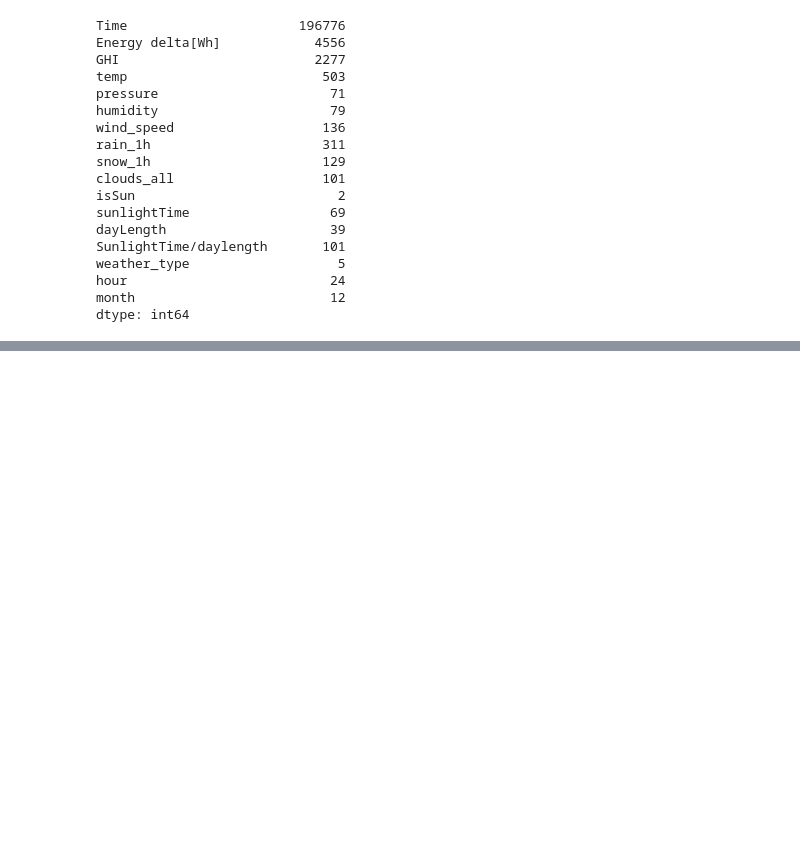
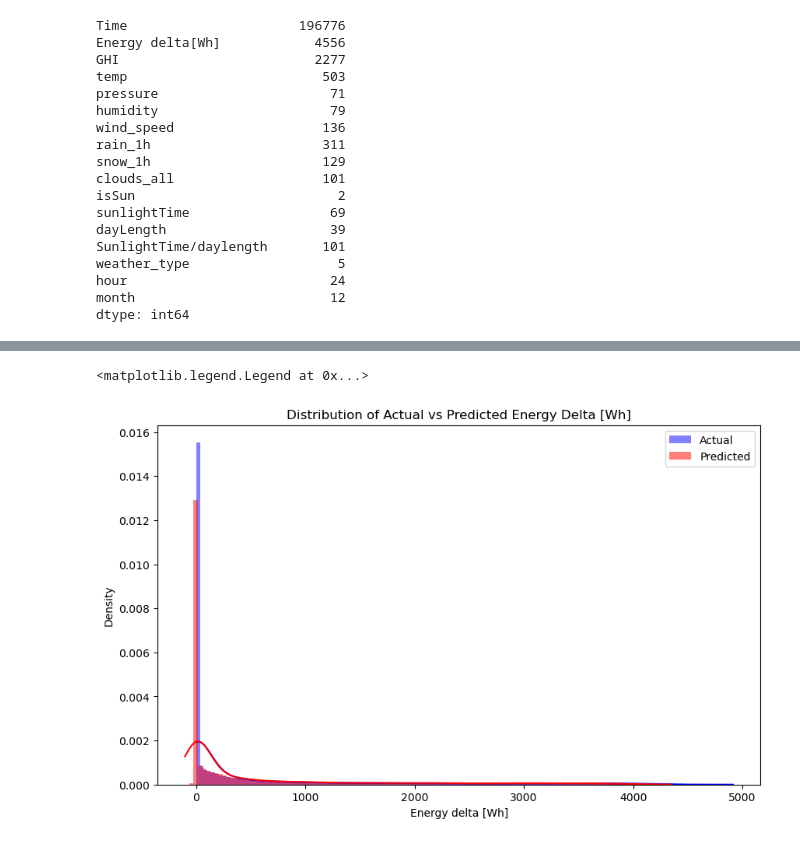
Before and after one commit to Project381-GAS-2024-Team-1/greenr, a Jupyter notebook: weather-prediction/notebooks/data-exploration.ipynb, the cells around one changed output, grey strips where cells are left out. Drawn from its saved outputs; the diff is of its cells as text; code cells hidden in the pictures; blank space fills up the shorter version.

```diff
--- a/weather-prediction/notebooks/data-exploration.ipynb
+++ b/weather-prediction/notebooks/data-exploration.ipynb
@@ -155,0 +268,13 @@ plt.show()
+# %%
+plt.figure(figsize=(10, 6))
+sns.histplot(y_test, color='blue', label='Actual', kde=True, stat="density", linewidth=0)
+sns.histplot(y_pred, color='red', label='Predicted', kde=True, stat="density", linewidth=0)
+
+# Add title and labels
+plt.title('Distribution of Actual vs Predicted Energy Delta [Wh]')
+plt.xlabel('Energy delta [Wh]')
+plt.ylabel('Density')
+plt.legend()
+# %% [output]
+<matplotlib.legend.Legend at 0x...>
+[figure, added]
```
Also changed, not shown: parts of 11 cells of this notebook.
